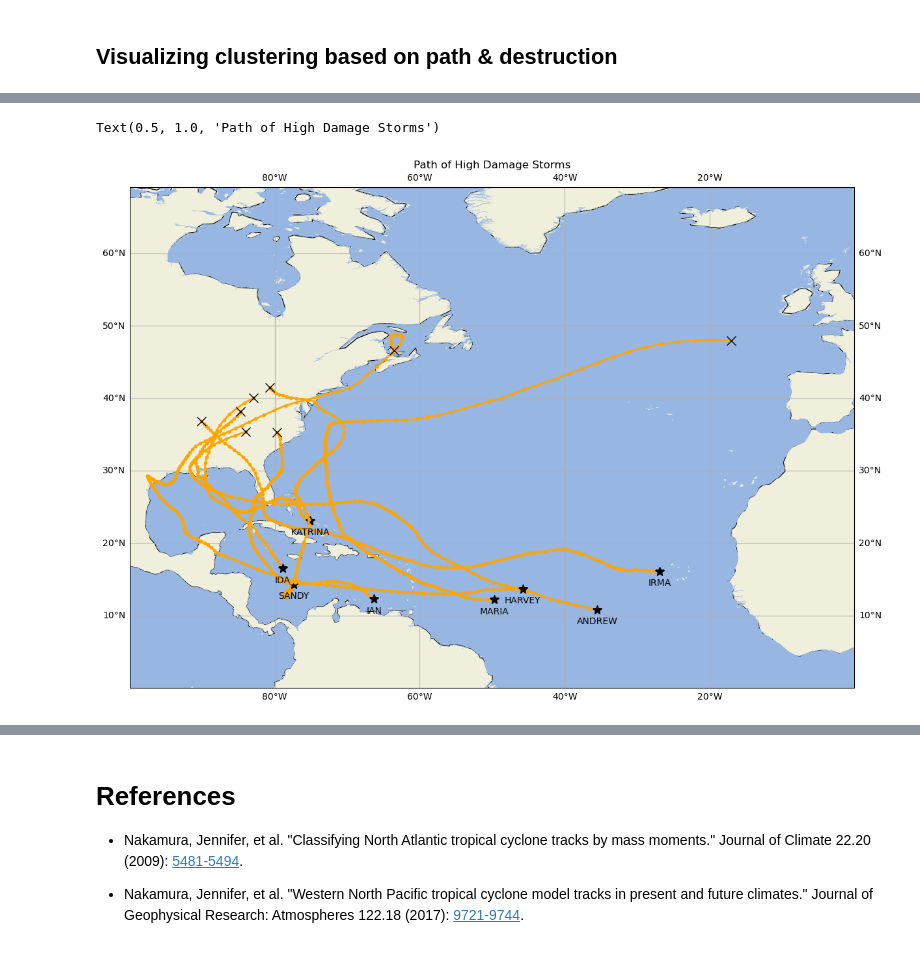
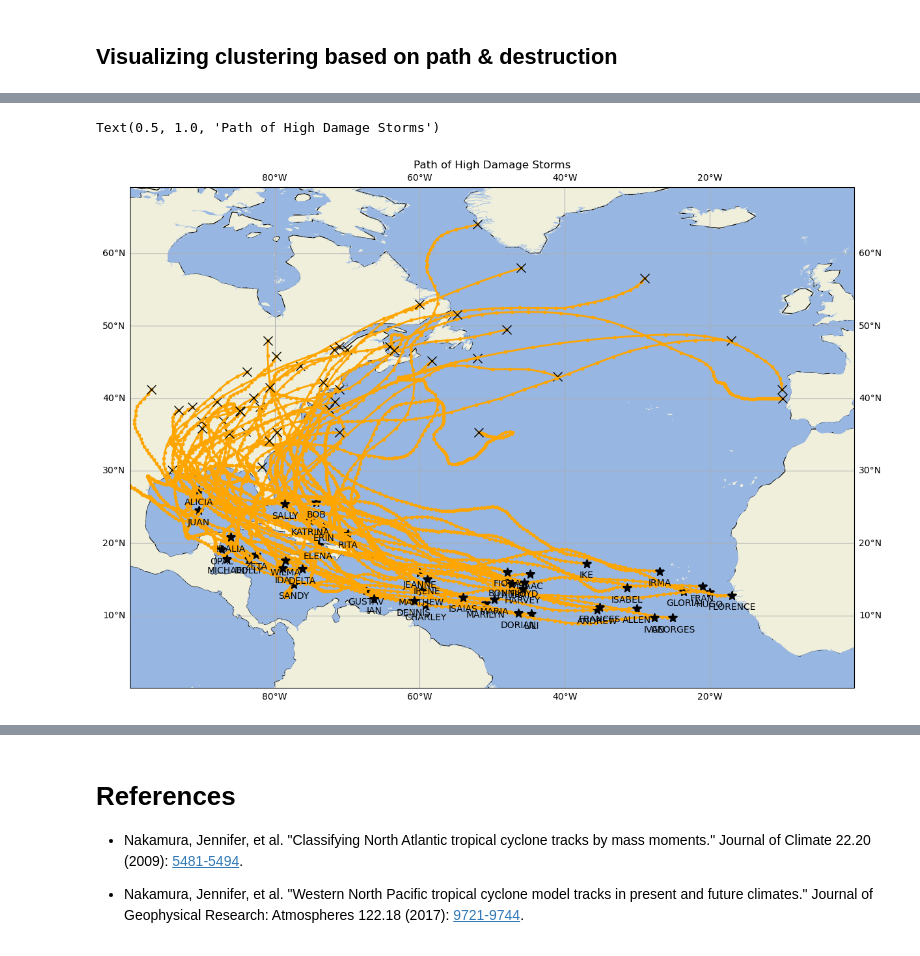
Before and after one commit to spariser/Hurricane_ML_proj_t5, a Jupyter notebook: SP_code/Project1_Starter.ipynb, the cells around one changed output, grey strips where cells are left out. Drawn from its saved outputs; the diff is of its cells as text; code cells hidden in the pictures.

Commit message:
adding more clusters to damage, updated some charts

```diff
--- a/SP_code/Project1_Starter.ipynb
+++ b/SP_code/Project1_Starter.ipynb
@@ -479,7 +473,7 @@ Note that if you run the code again the ordering of the clusters changes
 ### Run clusters & add to df
 # %%
 #k_means(destruction_lst)
-km_d = k_means(destruction_lst, n_clusters=3)
+km_d = k_means(destruction_lst, n_clusters=12)
 #for storms since 1979, cluster based on path (1st and 2nd moment)
 km = k_means(moment_lst, n_clusters=6)
 # %%
@@ -614,6 +602,7 @@ P-value: 0.0574329244687783
 #find the lowest cluster_destruction
 grouped = storms_subset.deaths.groupby(storms_subset.cluster_destruction)
 grouped_min = storms_subset.deaths.groupby(storms_subset.cluster_destruction).mean().min()
-#min_cat = grouped.loc[grouped == grouped_min].idxmin()
-grouped.mean() == grouped_min
+min = grouped.mean() == grouped_min
+min_cluster = np.where(min)[0]
+print(min_cluster)
 # %% [output]
@@ -644,16 +610,16 @@ Data variables: (12/153)
 # %%
-clusterd=0# Change this to see tracks from other years.
-storms = storms_subset.where(storms_subset.cluster_destruction!=clusterd, drop=True)
+#clusterd=0# Change this to see tracks from other years.
+storms = storms_subset.where(storms_subset.cluster_destruction!=min_cluster, drop=True)
 #storms = tks.where(tks.season==year, drop=True) # select the hurricanes that happened in selected year
 #print(f"There are {storms.dims['storm']} storms in the year {year}.\n")
 storm_num = storms.dims['storm']
 ax = map_background(extent=[-100, 0, 0, 60], label=True)
 
 for ind in range(storm_num):
   storm = storms.sel(storm=ind)
   plot_one_track(ax, storm, color='orange')
 plt.title(f"Path of High Damage Storms")
 # plt.legend()
 # %% [output]
 Text(0.5, 1.0, 'Path of High Damage Storms')
-[figure, old version]
+[figure, new version]
```
Also changed, not shown: parts of 21 cells of this notebook.
